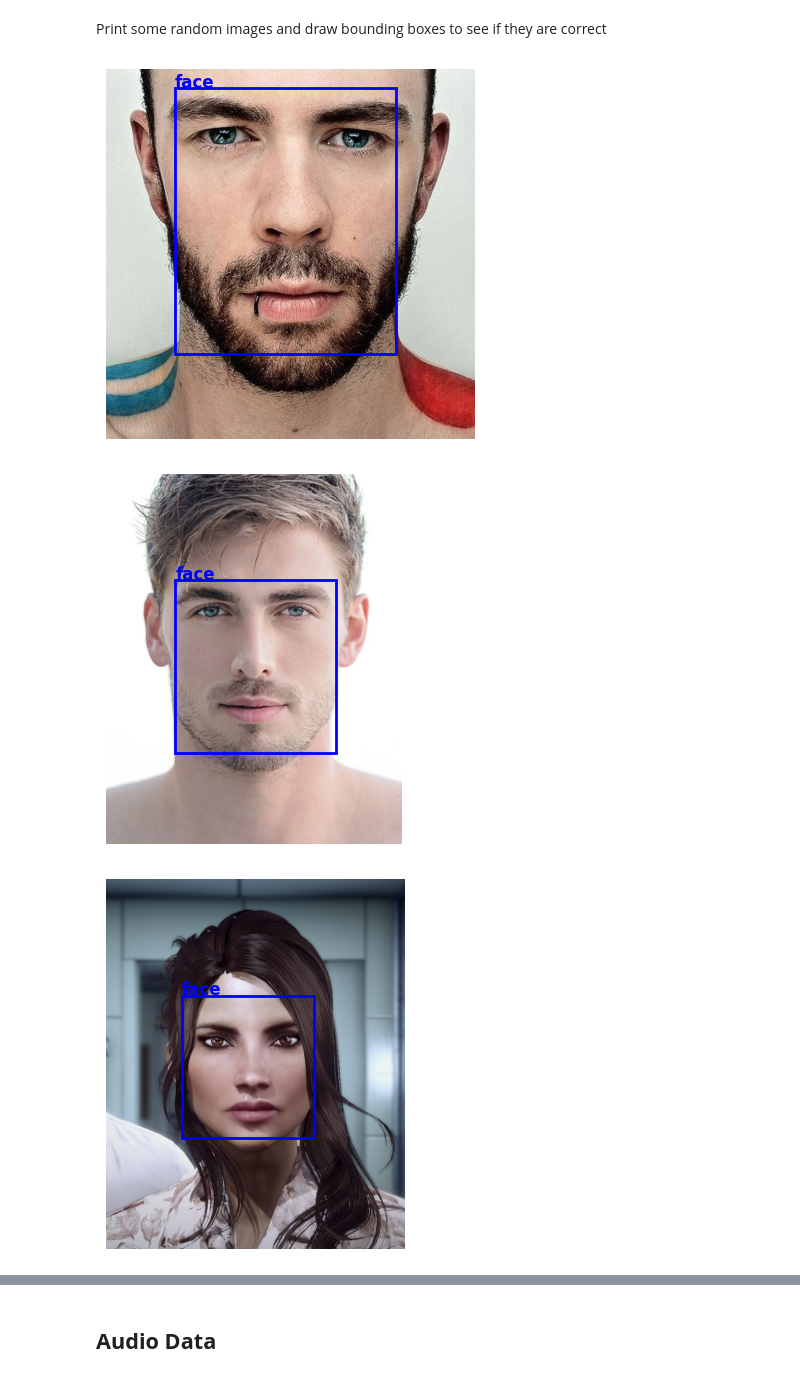
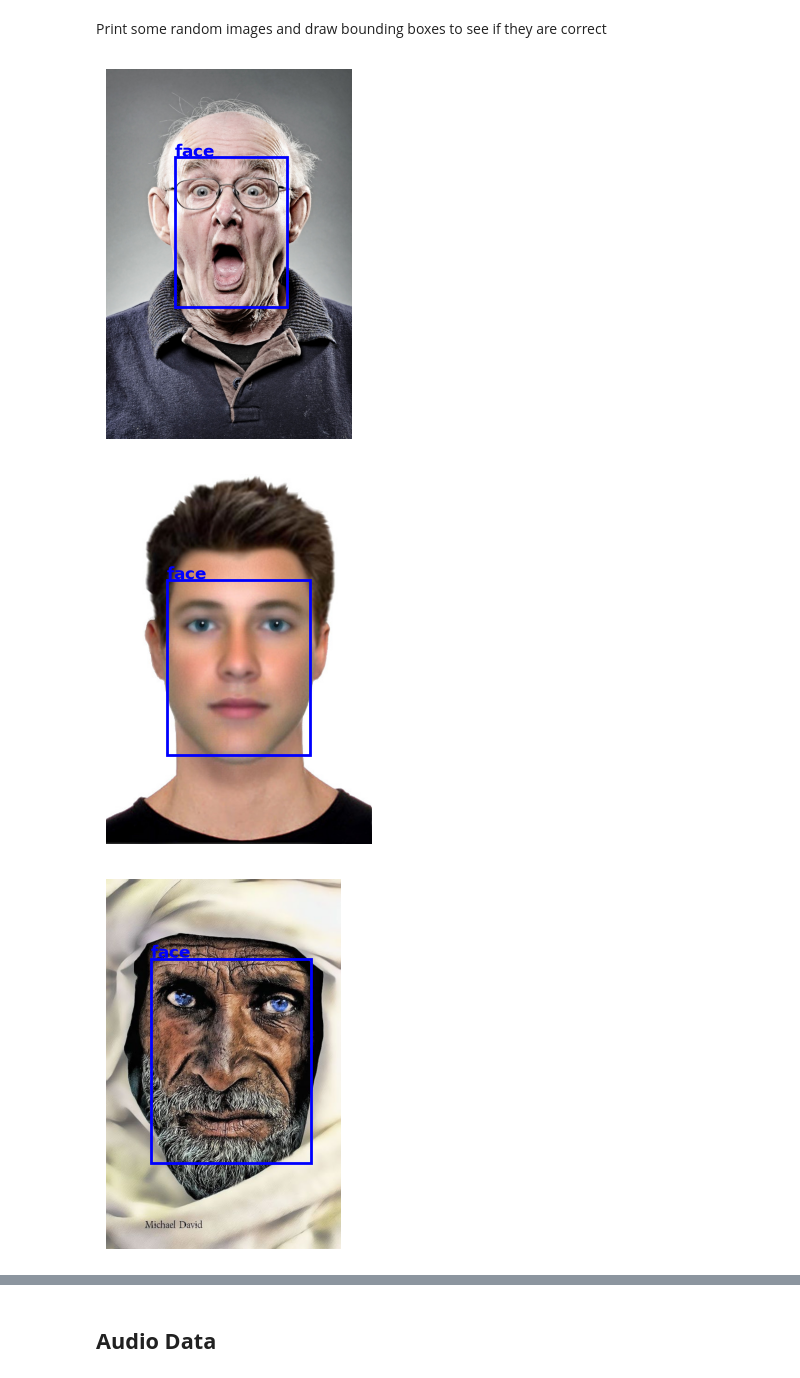
Before and after one commit to zhengyangsu/Week2-DataPreprocessing, a Jupyter notebook: Week 2.ipynb, the cells around one changed output, grey strips where cells are left out. Drawn from its saved outputs; the diff is of its cells as text; code cells hidden in the pictures.

```diff
--- a/Week 2.ipynb
+++ b/Week 2.ipynb
@@ -541,11 +541,13 @@ There are 0 folders and 791 files in '/content/drive/MyDrive/Tutorials/Datasets/
 # %% [markdown]
 Print some random images and draw bounding boxes to see if they are correct
 # %%
+import random # Added import for random module
+
 def print_random_images(photos: list, n: int = 5, seed=None):
     if n > 10:
         n=10
     if seed:
-        rnd.seed(seed)
+        random.seed(seed) # Changed rnd.seed to random.seed
 
     for im in range(n):
         random_photo = random.choice(photos)
@@ -553,34 +555,35 @@ def print_random_images(photos: list, n: int = 5, seed=None):
 
         with Image.open(random_photo_path) as fd:
             fig, ax = plt.subplots()
             ax.imshow(fd)
             ax.axis(False)
             image_width, image_height = fd.size
 
         file=random_photo[:random_photo.index(".")] + '.txt'
         annotation_file = annotations_path+"/"+ file
         with open(annotation_file) as f:
             label = f.read()
 
         labels = label.split(" ")
         labels[4] = labels[4][:-1]
         labels = list(map(float, labels))
 
         x1, y1, width, height=labels[1:]
         bbox_x = x1*image_width-image_width*width/2
         bbox_y = y1*image_height-image_height*height/2
         bbox_width=width*image_width
         bbox_height=height*image_height
 
         mpatch=mpatches.Rectangle((bbox_x, bbox_y), bbox_width, bbox_height, linewidth=1, edgecolor='b', facecolor="none", lw=2)
         ax.add_patch(mpatch)
         rx, ry = mpatch.get_xy()
         ax.annotate('face', (rx, ry-2), color='blue', weight='bold', fontsize=12, ha='left', va='baseline')
 
-photos_list = [f for f in listdir(images_path) if isfile(join(images_path, f))]
+# Corrected to use os.listdir, os.path.isfile, and os.path.join for robustness
+photos_list = [f for f in os.listdir(images_path) if os.path.isfile(os.path.join(images_path, f))]
 
 print_random_images(photos_list)
 # %% [output]
-[figure, old version]
+[figure, new version]
-[figure, old version]
+[figure, new version]
-[figure, old version]
+[figure, new version]
```
Also changed, not shown: parts of 2 cells of this notebook.
